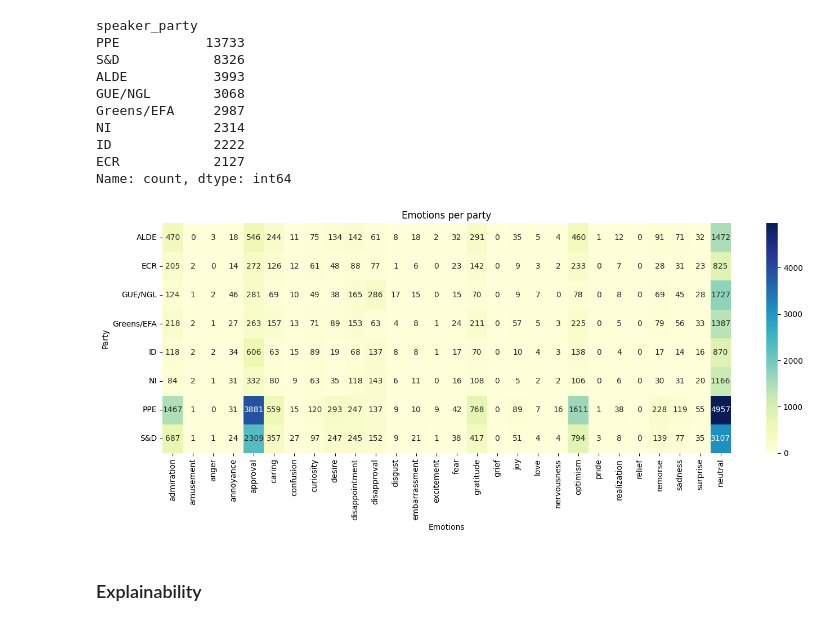
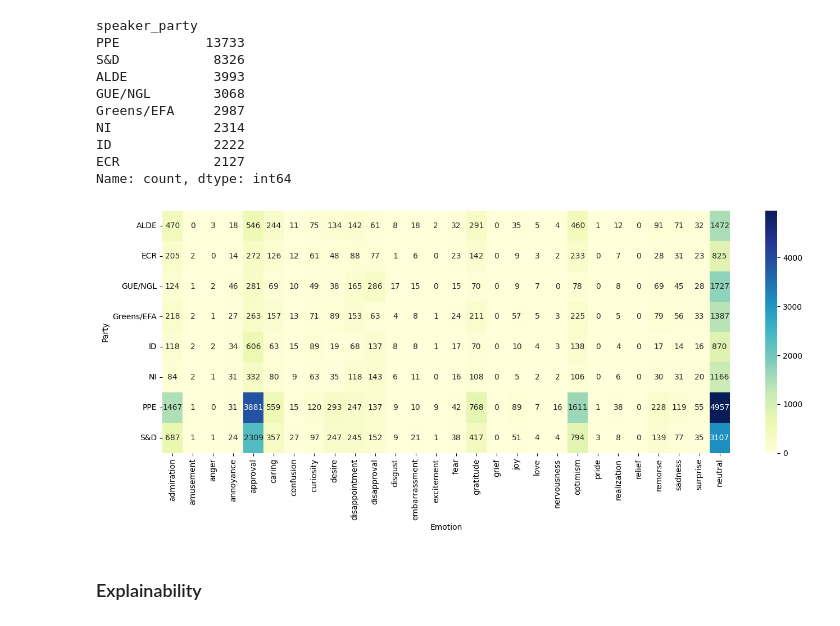
Before and after one commit to MatteoBisotti/nlp_project, a Jupyter notebook: notebooks/politics_analysis.ipynb, the cells around one changed output. Cells and saved outputs as stored; diff of their text form; code cells hidden in the pictures.

```diff
--- a/notebooks/politics_analysis.ipynb
+++ b/notebooks/politics_analysis.ipynb
@@ -125,13 +140,12 @@ Name: count, dtype: int64
 # %%
 plt.figure(figsize=(14, 6))
 sns.heatmap(by_party, annot=True, fmt='d', cmap='YlGnBu')
-plt.title("Emotions per party")
-plt.xlabel("Emotions")
+plt.xlabel("Emotion")
 plt.ylabel("Party")
 plt.tight_layout()
 plt.show()
 # %% [output]
-[figure, old version]
+[figure, new version]
 # %% [markdown]
 ### Explainability
 # %%
```
Also changed, not shown: parts of 4 cells of this notebook, 12 other files.
